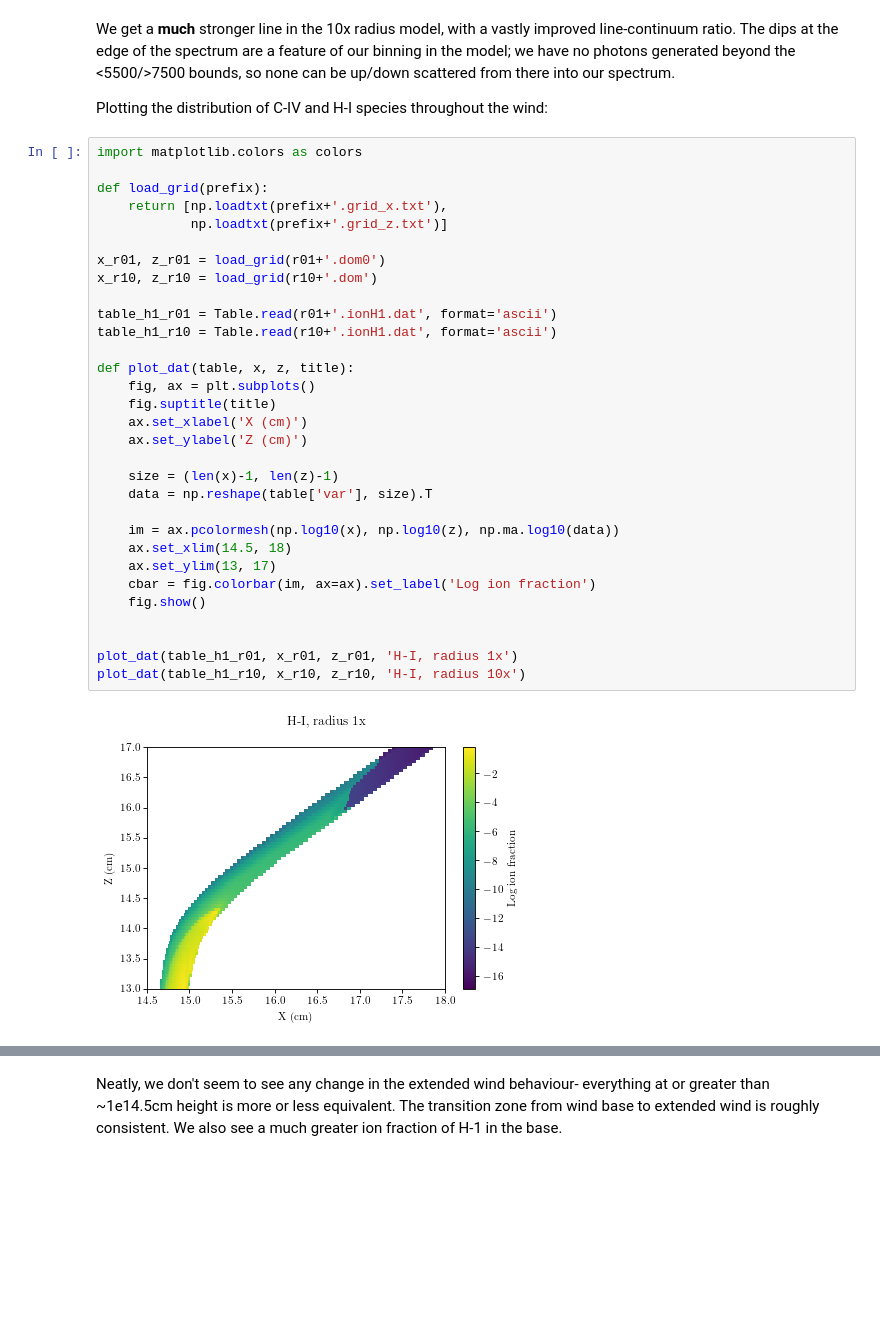
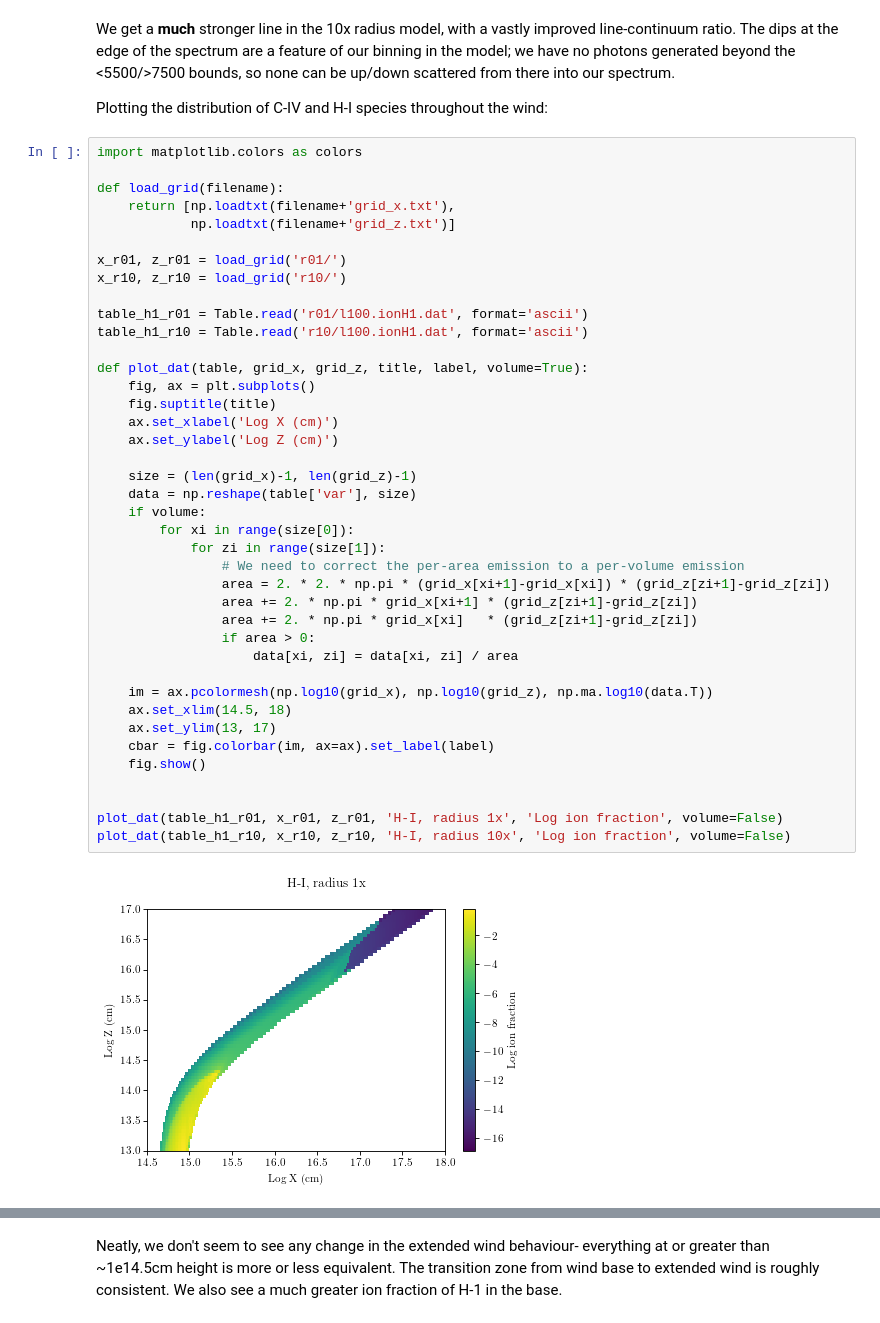
Before and after one commit to smangham/paper_cloudy, a Jupyter notebook: initial_analysis.ipynb, the cells around one changed output, grey strips where cells are left out. Saved outputs shown, nothing was run; the diff lists cells and outputs as text; blank space fills up the shorter version.

```diff
--- a/initial_analysis.ipynb
+++ b/initial_analysis.ipynb
@@ -86,33 +83,42 @@ Plotting the distribution of C-IV and H-I species throughout the wind:
 # %%
 import matplotlib.colors as colors
 
-def load_grid(prefix):
-    return [np.loadtxt(prefix+'.grid_x.txt'),
-            np.loadtxt(prefix+'.grid_z.txt')]
+def load_grid(filename):
+    return [np.loadtxt(filename+'grid_x.txt'),
+            np.loadtxt(filename+'grid_z.txt')]
 
-x_r01, z_r01 = load_grid(r01+'.dom0')
-x_r10, z_r10 = load_grid(r10+'.dom')
+x_r01, z_r01 = load_grid('r01/')
+x_r10, z_r10 = load_grid('r10/')
 
-table_h1_r01 = Table.read(r01+'.ionH1.dat', format='ascii')
-table_h1_r10 = Table.read(r10+'.ionH1.dat', format='ascii')
+table_h1_r01 = Table.read('r01/l100.ionH1.dat', format='ascii')
+table_h1_r10 = Table.read('r10/l100.ionH1.dat', format='ascii')
 
-def plot_dat(table, x, z, title):
+def plot_dat(table, grid_x, grid_z, title, label, volume=True):
     fig, ax = plt.subplots()
     fig.suptitle(title)
-    ax.set_xlabel('X (cm)')
-    ax.set_ylabel('Z (cm)')
+    ax.set_xlabel('Log X (cm)')
+    ax.set_ylabel('Log Z (cm)')
 
-    size = (len(x)-1, len(z)-1)
-    data = np.reshape(table['var'], size).T
+    size = (len(grid_x)-1, len(grid_z)-1)
+    data = np.reshape(table['var'], size)
+    if volume:
+        for xi in range(size[0]):
+            for zi in range(size[1]):
+                # We need to correct the per-area emission to a per-volume emission
+                area = 2. * 2. * np.pi * (grid_x[xi+1]-grid_x[xi]) * (grid_z[zi+1]-grid_z[zi])
+                area += 2. * np.pi * grid_x[xi+1] * (grid_z[zi+1]-grid_z[zi])
+                area += 2. * np.pi * grid_x[xi]   * (grid_z[zi+1]-grid_z[zi])
+                if area > 0:
+                    data[xi, zi] = data[xi, zi] / area
 
-    im = ax.pcolormesh(np.log10(x), np.log10(z), np.ma.log10(data))
+    im = ax.pcolormesh(np.log10(grid_x), np.log10(grid_z), np.ma.log10(data.T))
     ax.set_xlim(14.5, 18)
     ax.set_ylim(13, 17)
-    cbar = fig.colorbar(im, ax=ax).set_label('Log ion fraction')
+    cbar = fig.colorbar(im, ax=ax).set_label(label)
     fig.show()
 
 
-plot_dat(table_h1_r01, x_r01, z_r01, 'H-I, radius 1x')
-plot_dat(table_h1_r10, x_r10, z_r10, 'H-I, radius 10x')
+plot_dat(table_h1_r01, x_r01, z_r01, 'H-I, radius 1x', 'Log ion fraction', volume=False)
+plot_dat(table_h1_r10, x_r10, z_r10, 'H-I, radius 10x', 'Log ion fraction', volume=False)
 # %% [output]
-[figure, old version]
+[figure, new version]
```
Also changed, not shown: parts of 20 cells of this notebook, 29 other files.
